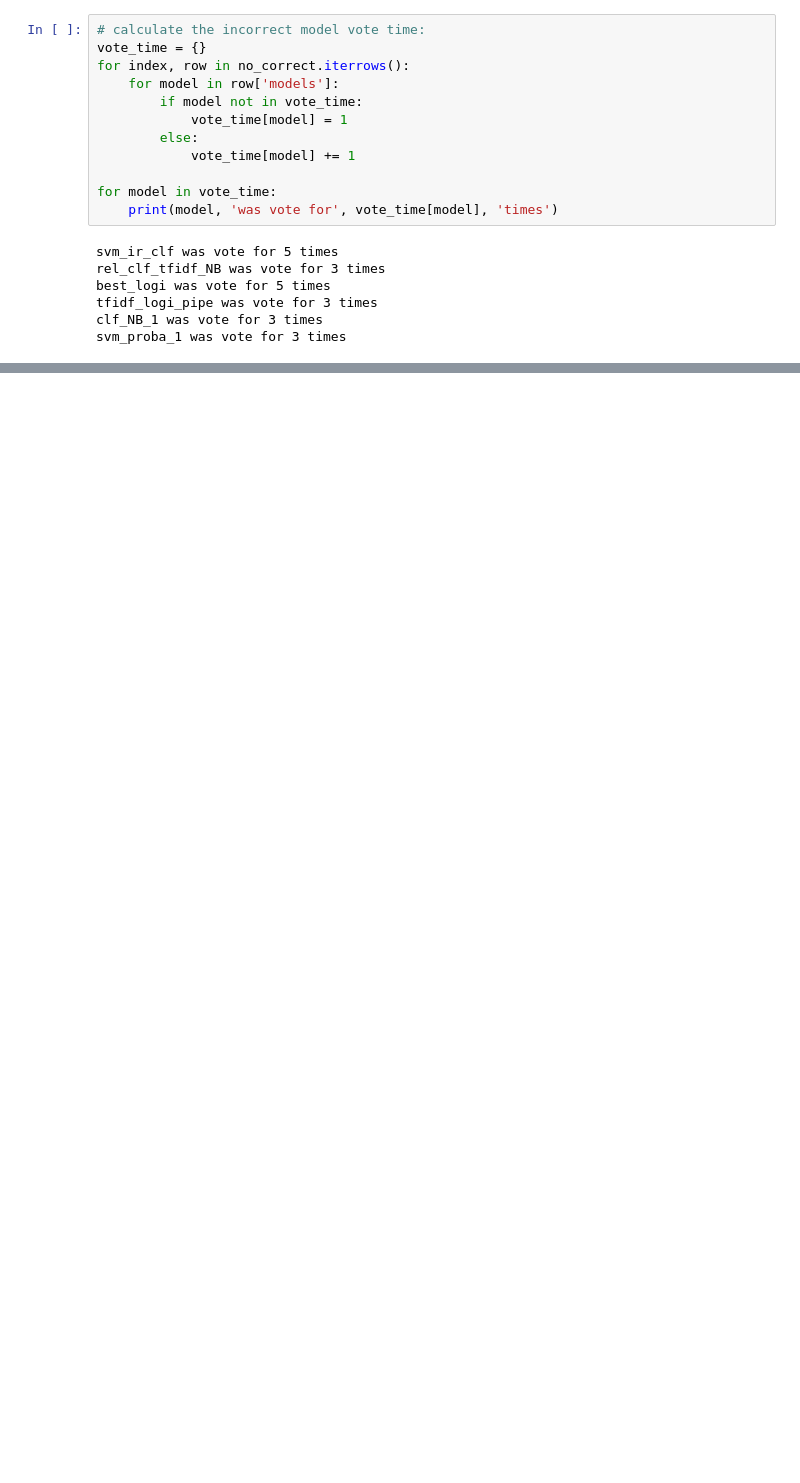
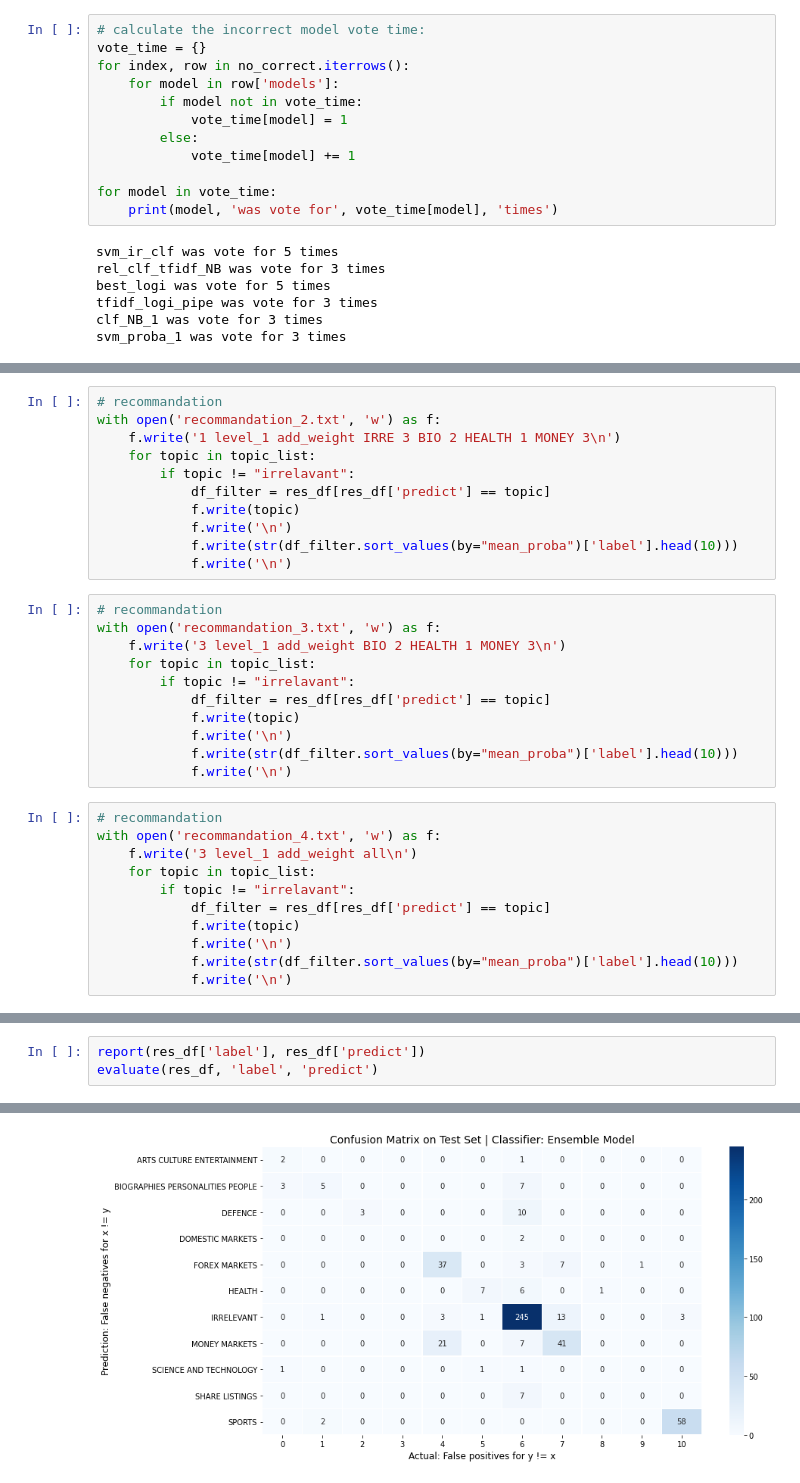
Before and after one commit to HenryLiangzy/COMP9417_Project, a Jupyter notebook: Ensemble_util_brad.ipynb, the cells around one changed output, grey strips where cells are left out. Saved outputs shown, nothing was run; the diff lists cells and outputs as text; blank space fills up the shorter version.

```diff
--- a/Ensemble_util_brad.ipynb
+++ b/Ensemble_util_brad.ipynb
@@ -516,0 +709,33 @@ for model in model_list_1 + model_list_2:
+# %%
+# recommandation
+with open('recommandation_2.txt', 'w') as f:
+    f.write('1 level_1 add_weight IRRE 3 BIO 2 HEALTH 1 MONEY 3\n')
+    for topic in topic_list:
+        if topic != "irrelavant":
+            df_filter = res_df[res_df['predict'] == topic]
+            f.write(topic)
+            f.write('\n')
+            f.write(str(df_filter.sort_values(by="mean_proba")['label'].head(10)))
+            f.write('\n')
+# %%
+# recommandation
+with open('recommandation_3.txt', 'w') as f:
+    f.write('3 level_1 add_weight BIO 2 HEALTH 1 MONEY 3\n')
+    for topic in topic_list:
+        if topic != "irrelavant":
+            df_filter = res_df[res_df['predict'] == topic]
+            f.write(topic)
+            f.write('\n')
+            f.write(str(df_filter.sort_values(by="mean_proba")['label'].head(10)))
+            f.write('\n')
+# %%
+# recommandation
+with open('recommandation_4.txt', 'w') as f:
+    f.write('3 level_1 add_weight all\n')
+    for topic in topic_list:
+        if topic != "irrelavant":
+            df_filter = res_df[res_df['predict'] == topic]
+            f.write(topic)
+            f.write('\n')
+            f.write(str(df_filter.sort_values(by="mean_proba")['label'].head(10)))
+            f.write('\n')
@@ -516,0 +916,4 @@ for model in model_list_1 + model_list_2:
+# %%
+report(res_df['label'], res_df['predict'])
+evaluate(res_df, 'label', 'predict')
+# %% [output]
@@ -516,0 +937 @@ for model in model_list_1 + model_list_2:
+[figure, added]
```
Also changed, not shown: parts of 26 cells of this notebook, 3 other files.
